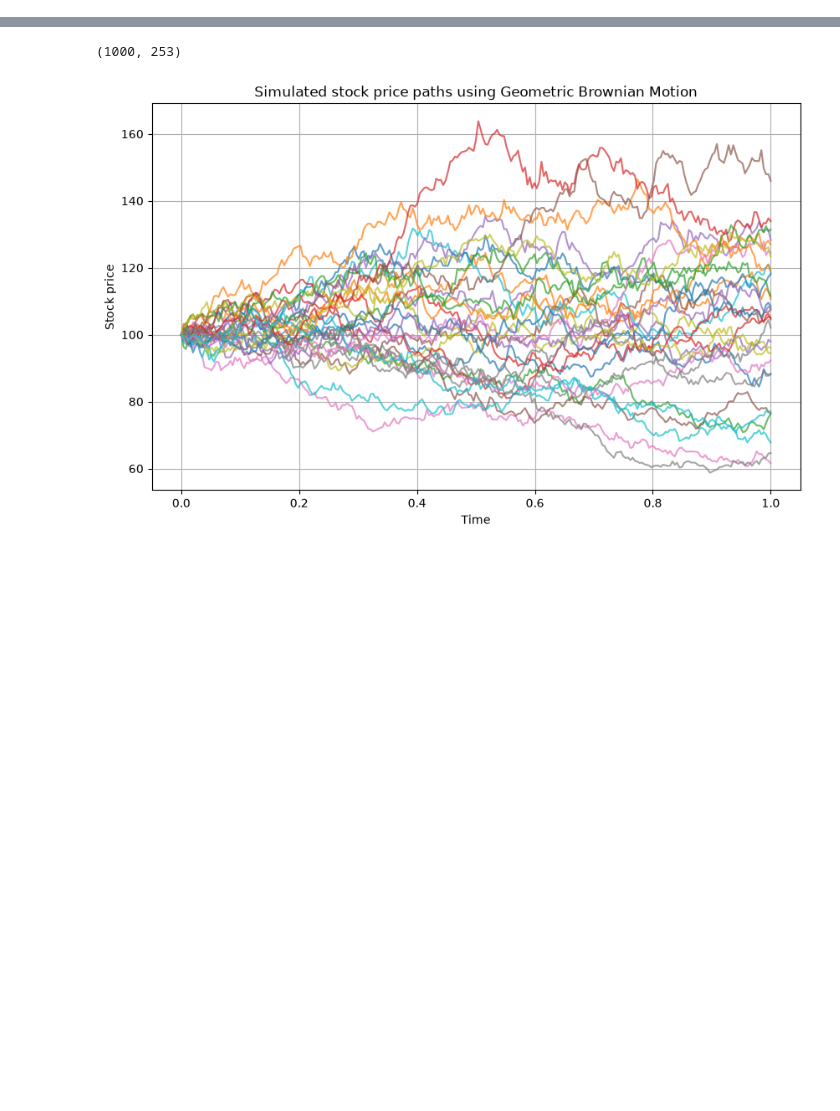
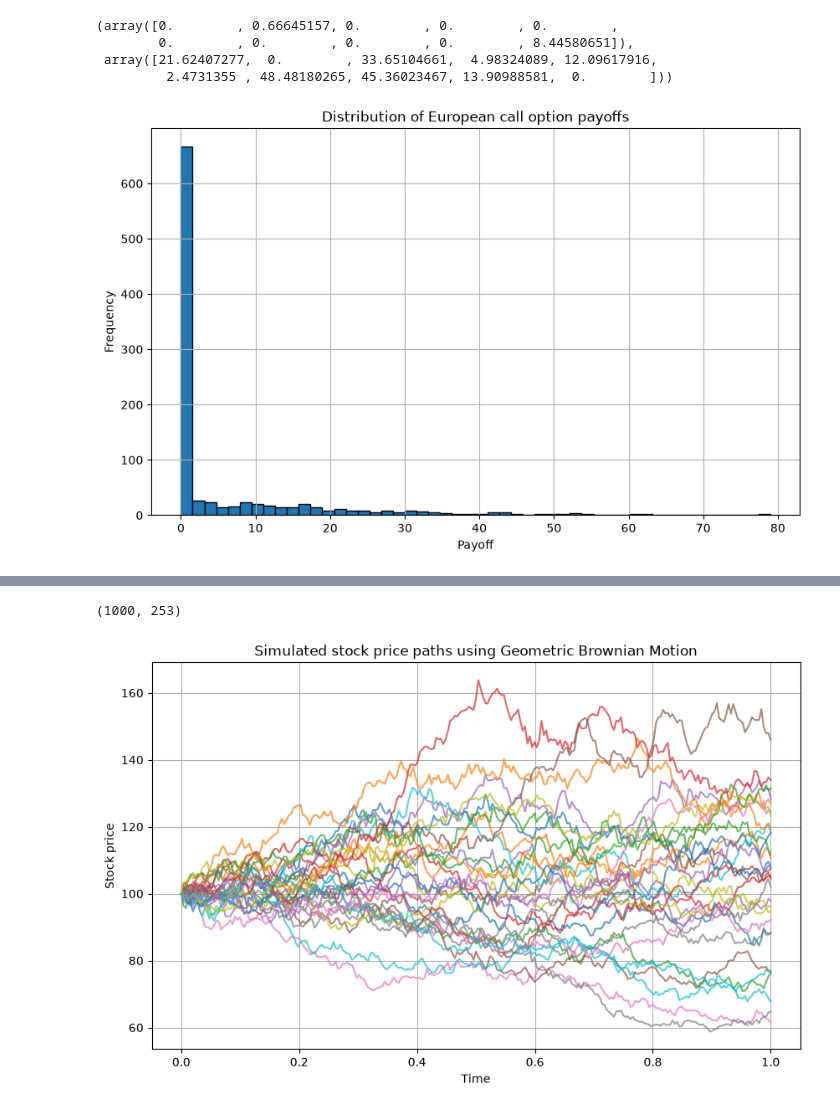
Before and after one commit to amedeone03/monte-carlo-option-pricing, a Jupyter notebook: notebooks/01_gbm_simulation.ipynb, the cells around one changed output, grey strips where cells are left out. Saved outputs shown, nothing was run; the diff lists cells and outputs as text; code cells hidden in the pictures; blank space fills up the shorter version.

Commit message:
Add GBM simulation and payoff analysis

```diff
--- a/notebooks/01_gbm_simulation.ipynb
+++ b/notebooks/01_gbm_simulation.ipynb
@@ -13,0 +21,25 @@ Matplotlib is building the font cache; this may take a moment.
+# %%
+K = 110
+
+terminal_prices = paths[:, -1]
+
+call_payoffs = european_call_payoff(terminal_prices, K)
+put_payoffs = european_put_payoff(terminal_prices, K)
+
+call_payoffs[:10], put_payoffs[:10]
+# %% [output]
+(array([0.        , 0.66645157, 0.        , 0.        , 0.        ,
+        0.        , 0.        , 0.        , 0.        , 8.44580651]),
+ array([21.62407277,  0.        , 33.65104661,  4.98324089, 12.09617916,
+         2.4731355 , 48.48180265, 45.36023467, 13.90988581,  0.        ]))
+# %%
+plt.figure(figsize=(10, 6))
+plt.hist(call_payoffs, bins=50, edgecolor="black")
+
+plt.title("Distribution of European call option payoffs")
+plt.xlabel("Payoff")
+plt.ylabel("Frequency")
+plt.grid(True)
+plt.show()
+# %% [output]
+[figure, added]
```
Also changed, not shown: parts of 5 cells of this notebook, 1 other file.
